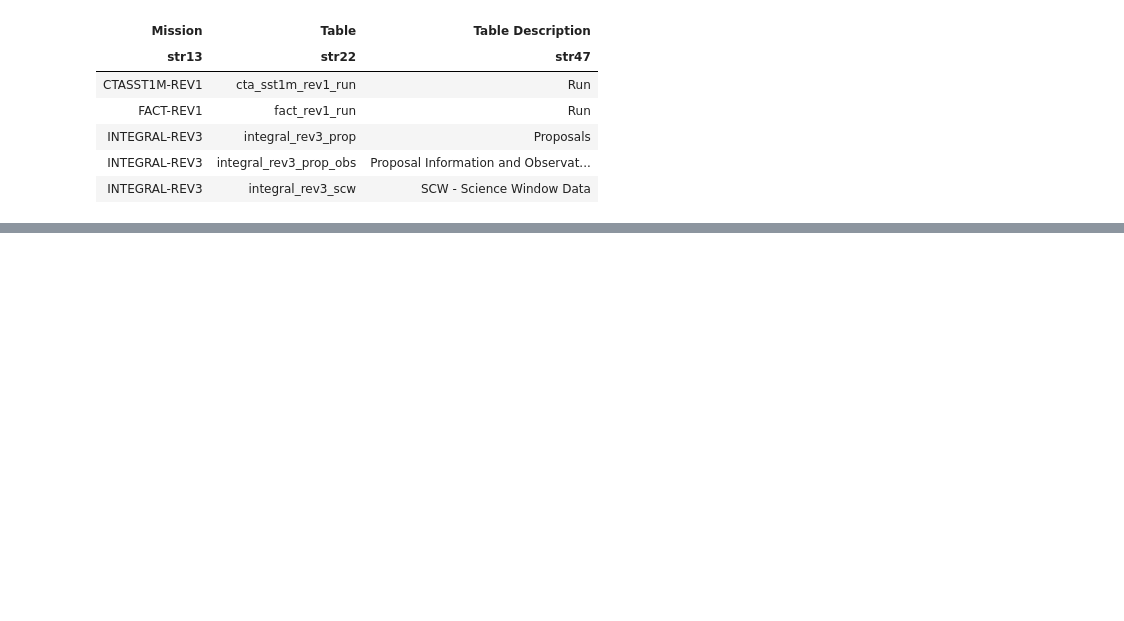
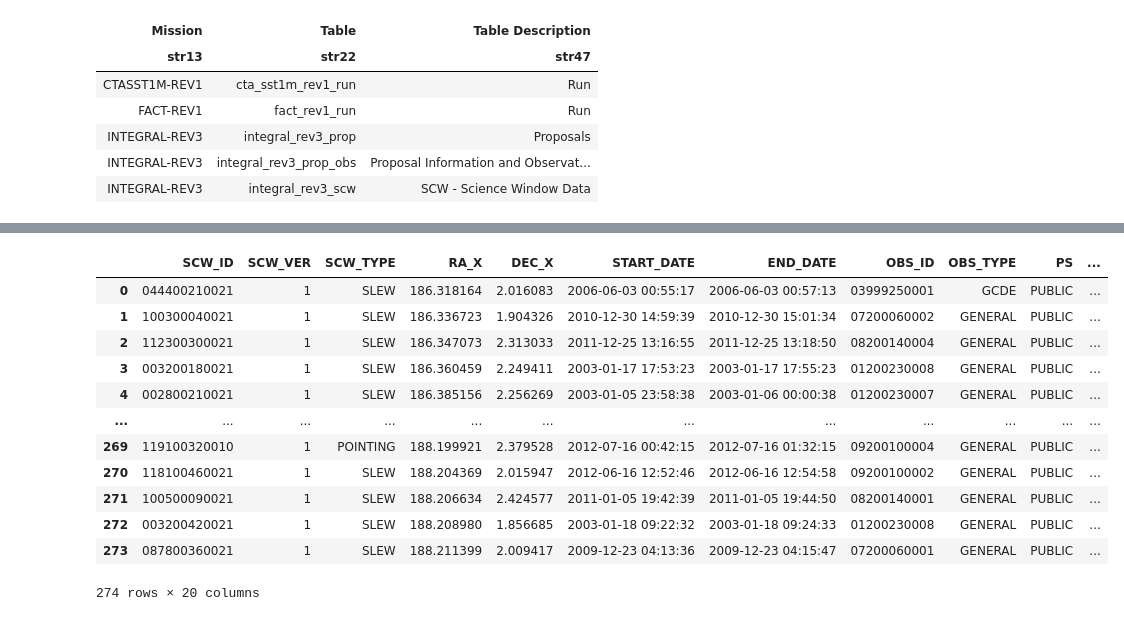
Before and after one commit to moej56153/Master_Thesis, a Jupyter notebook: integral_pointing_query.ipynb, the cells around one changed output, grey strips where cells are left out. Saved outputs shown, nothing was run; the diff lists cells and outputs as text; code cells hidden in the pictures; blank space fills up the shorter version.

```diff
--- a/integral_pointing_query.ipynb
+++ b/integral_pointing_query.ipynb
@@ -94,5 +115,8 @@ Conf.server.set('https://www.isdc.unige.ch/browse/w3query.pl')
 mission = "integral_rev3_scw"
 coords = SkyCoord('12h29m06.70s +02d03m08.7s', frame='icrs')
 table = heasarc.query_region(position=coords, mission=mission, radius='1 degree', resultsmax=0)
-table[:3].pprint(max_width=120)
+table.convert_bytestring_to_unicode()
+# convert from astropy table to pandas - easier to use
+table = table.to_pandas()
+table["SCW_VER"] = pd.to_numeric(table["SCW_VER"], errors="coerce")
 # %% [output]
@@ -105,0 +124,16 @@ WARNING: UnitsWarning: 'ISO' did not parse as fits unit: At col 0, Unit 'ISO' no
+# %%
+table
+# %% [output]
+|  | SCW_ID | SCW_VER | SCW_TYPE | RA_X | DEC_X | START_DATE | END_DATE | OBS_ID | OBS_TYPE | PS | ... |
+| 0 | 044400210021 | 1 | SLEW | 186.318164 | 2.016083 | 2006-06-03 00:55:17 | 2006-06-03 00:57:13 | 03999250001 | GCDE | PUBLIC | ... |
+| 1 | 100300040021 | 1 | SLEW | 186.336723 | 1.904326 | 2010-12-30 14:59:39 | 2010-12-30 15:01:34 | 07200060002 | GENERAL | PUBLIC | ... |
+| 2 | 112300300021 | 1 | SLEW | 186.347073 | 2.313033 | 2011-12-25 13:16:55 | 2011-12-25 13:18:50 | 08200140004 | GENERAL | PUBLIC | ... |
+| 3 | 003200180021 | 1 | SLEW | 186.360459 | 2.249411 | 2003-01-17 17:53:23 | 2003-01-17 17:55:23 | 01200230008 | GENERAL | PUBLIC | ... |
+| 4 | 002800210021 | 1 | SLEW | 186.385156 | 2.256269 | 2003-01-05 23:58:38 | 2003-01-06 00:00:38 | 01200230007 | GENERAL | PUBLIC | ... |
+| ... | ... | ... | ... | ... | ... | ... | ... | ... | ... | ... | ... |
+| 269 | 119100320010 | 1 | POINTING | 188.199921 | 2.379528 | 2012-07-16 00:42:15 | 2012-07-16 01:32:15 | 09200100004 | GENERAL | PUBLIC | ... |
+| 270 | 118100460021 | 1 | SLEW | 188.204369 | 2.015947 | 2012-06-16 12:52:46 | 2012-06-16 12:54:58 | 09200100002 | GENERAL | PUBLIC | ... |
+| 271 | 100500090021 | 1 | SLEW | 188.206634 | 2.424577 | 2011-01-05 19:42:39 | 2011-01-05 19:44:50 | 08200140001 | GENERAL | PUBLIC | ... |
+| 272 | 003200420021 | 1 | SLEW | 188.208980 | 1.856685 | 2003-01-18 09:22:32 | 2003-01-18 09:24:33 | 01200230008 | GENERAL | PUBLIC | ... |
+| 273 | 087800360021 | 1 | SLEW | 188.211399 | 2.009417 | 2009-12-23 04:13:36 | 2009-12-23 04:15:47 | 07200060001 | GENERAL | PUBLIC | ... |
+274 rows × 20 columns
```
Also changed, not shown: parts of 5 cells of this notebook, 1 other file.
